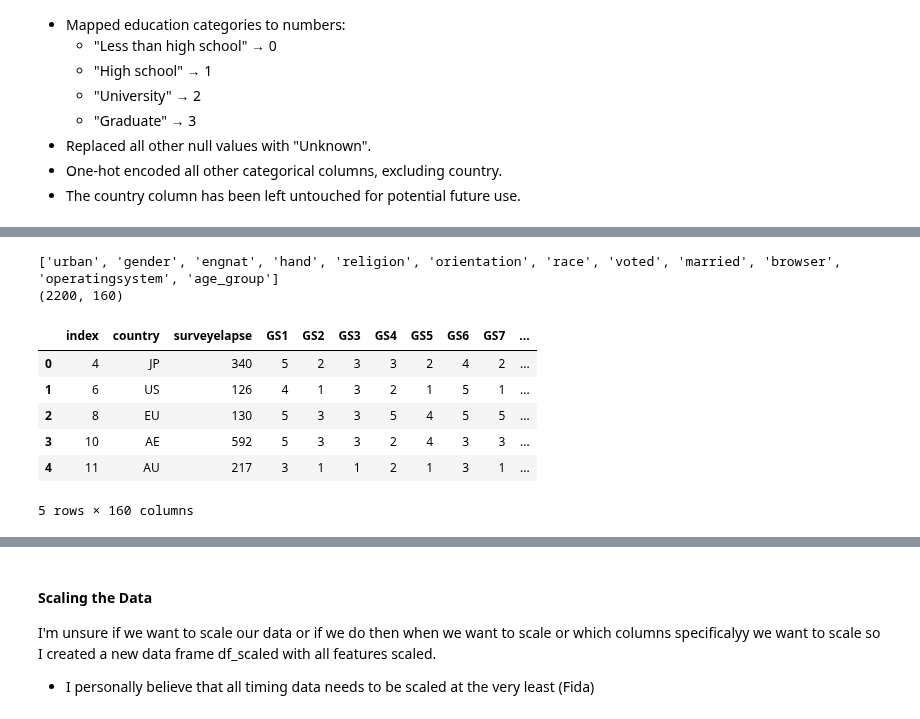
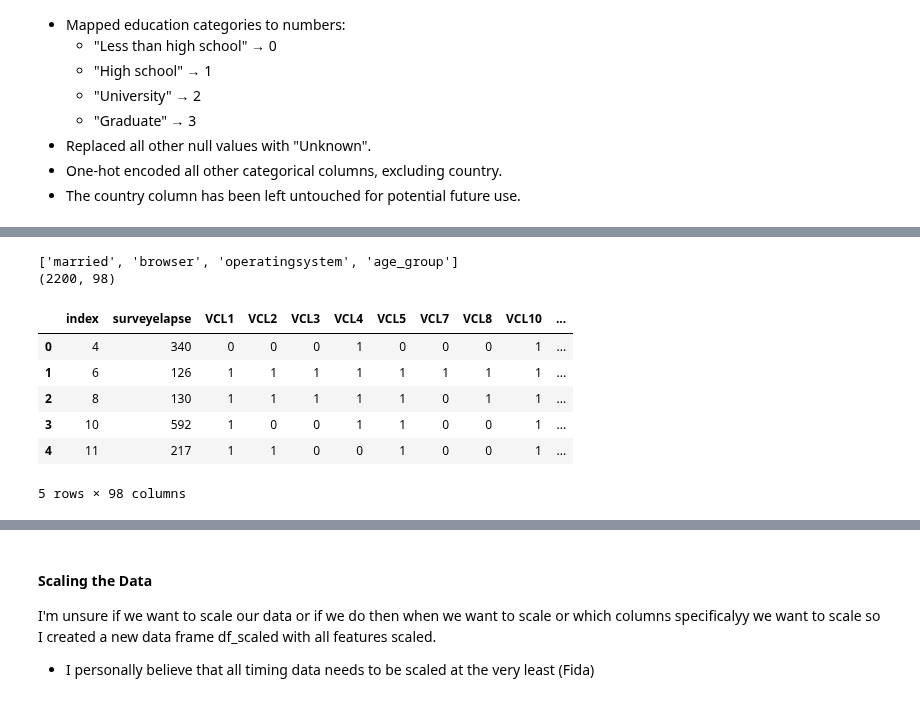
Before and after one commit to Rishik15/BTT_GM2, a Jupyter notebook: FeatureEngineering.ipynb, the cells around one changed output, grey strips where cells are left out. Drawn from its saved outputs; the diff is of its cells as text; code cells hidden in the pictures.

```diff
--- a/FeatureEngineering.ipynb
+++ b/FeatureEngineering.ipynb
@@ -88,0 +70,2 @@ df['vocab_score'] = df[vcl_cols].sum(axis=1)
+# %%
+df = df.drop(columns=['education','urban', 'gender', 'engnat', 'hand','religion', 'orientation', 'race','voted','country'])
@@ -89,3 +74,5 @@ df['vocab_score'] = df[vcl_cols].sum(axis=1)
+# %%
+df = df.drop(columns=['GS1','GS2', 'GS3', 'GS4', 'GS5','GS6', 'GS7', 'GS8','GS9','GS10','GS11','GS12','Extraversion','Neuroticism','Agreeableness','Conscientiousness','Openness'])
 # %% [markdown]
 #### Encoding Categorical Variables
 
@@ -115,14 +93 @@ married         8
 dtype: int64
-# %%
-mode_value = df['education'].mode()[0]
-df['education'] = df['education'].fillna(mode_value)
-
-education_mapping = {
-    "Less than high school": 0,
-    "High school": 1,
-    "University": 2,
-    "Graduate": 3
-}
-df['education'] = df['education'].map(education_mapping)
-
-df["education"]
@@ -142,29 +94,23 @@ Name: education, Length: 2200, dtype: int64
 # %%
-cols_to_fill = [
-    'urban', 'gender', 'engnat', 'hand',
-    'religion', 'orientation', 'race',
-    'voted', 'married'
-]
+cols_to_fill = ['married']
 
-df[cols_to_fill] = df[cols_to_fill].fillna("Unknown")
+df['married'] = df['married'].fillna("Unknown")
 
-cols_to_encode = ['urban', 'gender', 'engnat', 'hand',
-    'religion', 'orientation', 'race',
-    'voted', 'married', "browser", "operatingsystem", "age_group"]
+cols_to_encode = ['married', "browser", "operatingsystem", "age_group"]
 print(cols_to_encode)
 df = pd.get_dummies(df, columns=cols_to_encode, dummy_na=False)
 dummy_cols = [col for col in df.columns if any(orig in col for orig in cols_to_encode)]
 df[dummy_cols] = df[dummy_cols].astype(int)
 
 print(df.shape)
 df.head()
 # %% [output]
-['urban', 'gender', 'engnat', 'hand', 'religion', 'orientation', 'race', 'voted', 'married', 'browser', 'operatingsystem', 'age_group']
-(2200, 160)
+['married', 'browser', 'operatingsystem', 'age_group']
+(2200, 98)
-|  | index | country | surveyelapse | GS1 | GS2 | GS3 | GS4 | GS5 | GS6 | GS7 | ... |
-| 0 | 4 | JP | 340 | 5 | 2 | 3 | 3 | 2 | 4 | 2 | ... |
-| 1 | 6 | US | 126 | 4 | 1 | 3 | 2 | 1 | 5 | 1 | ... |
-| 2 | 8 | EU | 130 | 5 | 3 | 3 | 5 | 4 | 5 | 5 | ... |
-| 3 | 10 | AE | 592 | 5 | 3 | 3 | 2 | 4 | 3 | 3 | ... |
-| 4 | 11 | AU | 217 | 3 | 1 | 1 | 2 | 1 | 3 | 1 | ... |
+|  | index | surveyelapse | VCL1 | VCL2 | VCL3 | VCL4 | VCL5 | VCL7 | VCL8 | VCL10 | ... |
+| 0 | 4 | 340 | 0 | 0 | 0 | 1 | 0 | 0 | 0 | 1 | ... |
+| 1 | 6 | 126 | 1 | 1 | 1 | 1 | 1 | 1 | 1 | 1 | ... |
+| 2 | 8 | 130 | 1 | 1 | 1 | 1 | 1 | 0 | 1 | 1 | ... |
+| 3 | 10 | 592 | 1 | 0 | 0 | 1 | 1 | 0 | 0 | 1 | ... |
+| 4 | 11 | 217 | 1 | 1 | 0 | 0 | 1 | 0 | 0 | 1 | ... |
-5 rows × 160 columns
+5 rows × 98 columns
```
Also changed, not shown: parts of 7 cells of this notebook, 1 other file.
